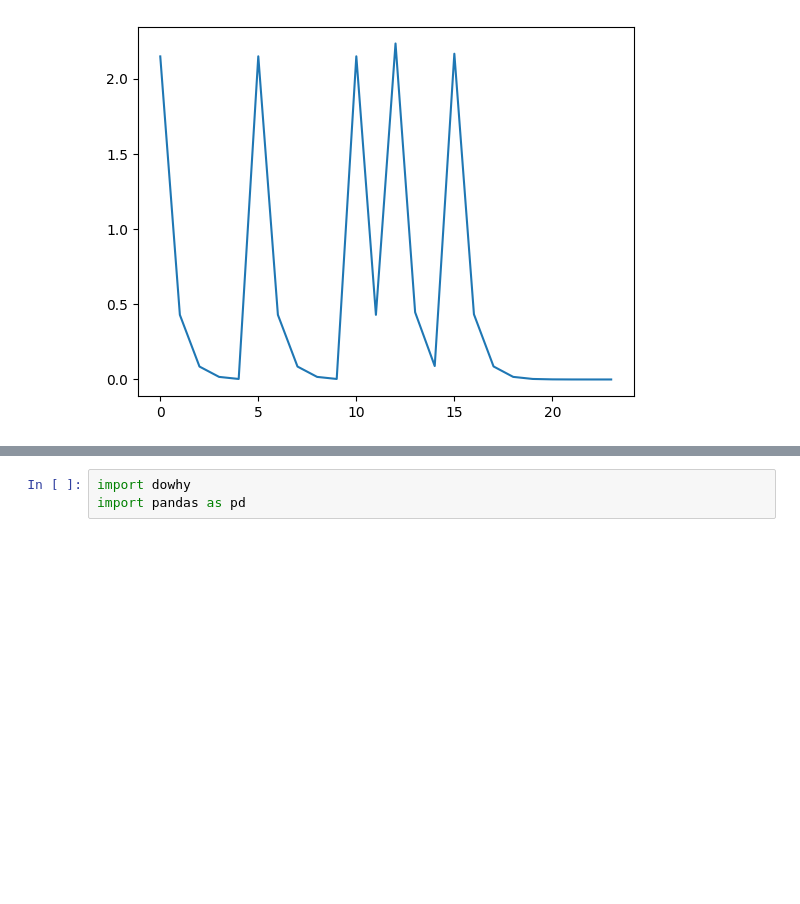
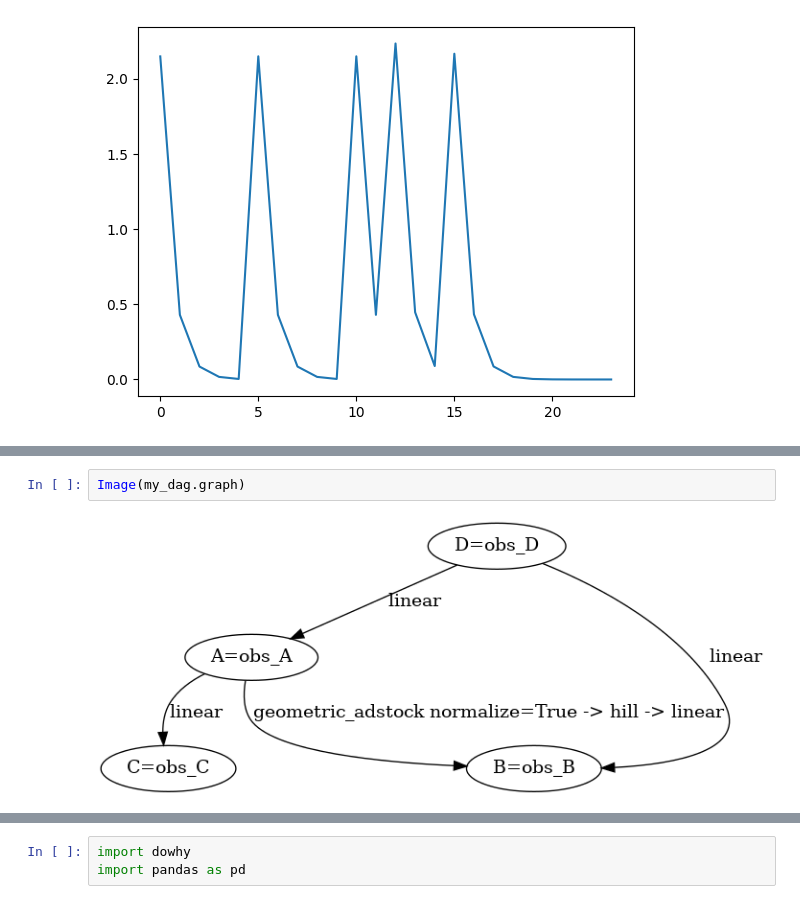
Before and after one commit to redam94/dag_api, a Jupyter notebook: notebooks/load_pydantic.ipynb, the cells around one changed output, grey strips where cells are left out. Saved outputs shown, nothing was run; the diff lists cells and outputs as text; blank space fills up the shorter version.

```diff
--- a/notebooks/load_pydantic.ipynb
+++ b/notebooks/load_pydantic.ipynb
@@ -53,3 +61,7 @@ my_dag_model = model_from_dag(my_dag, observations={'A': A, "B": B, "C": C, "D":
 pm.model_to_graphviz(my_dag_model)
 # %% [output]
 [drawing not drawn]
+# %%
+Image(my_dag.graph)
+# %% [output]
+[figure, added]
```
Also changed, not shown: parts of 15 cells of this notebook.
